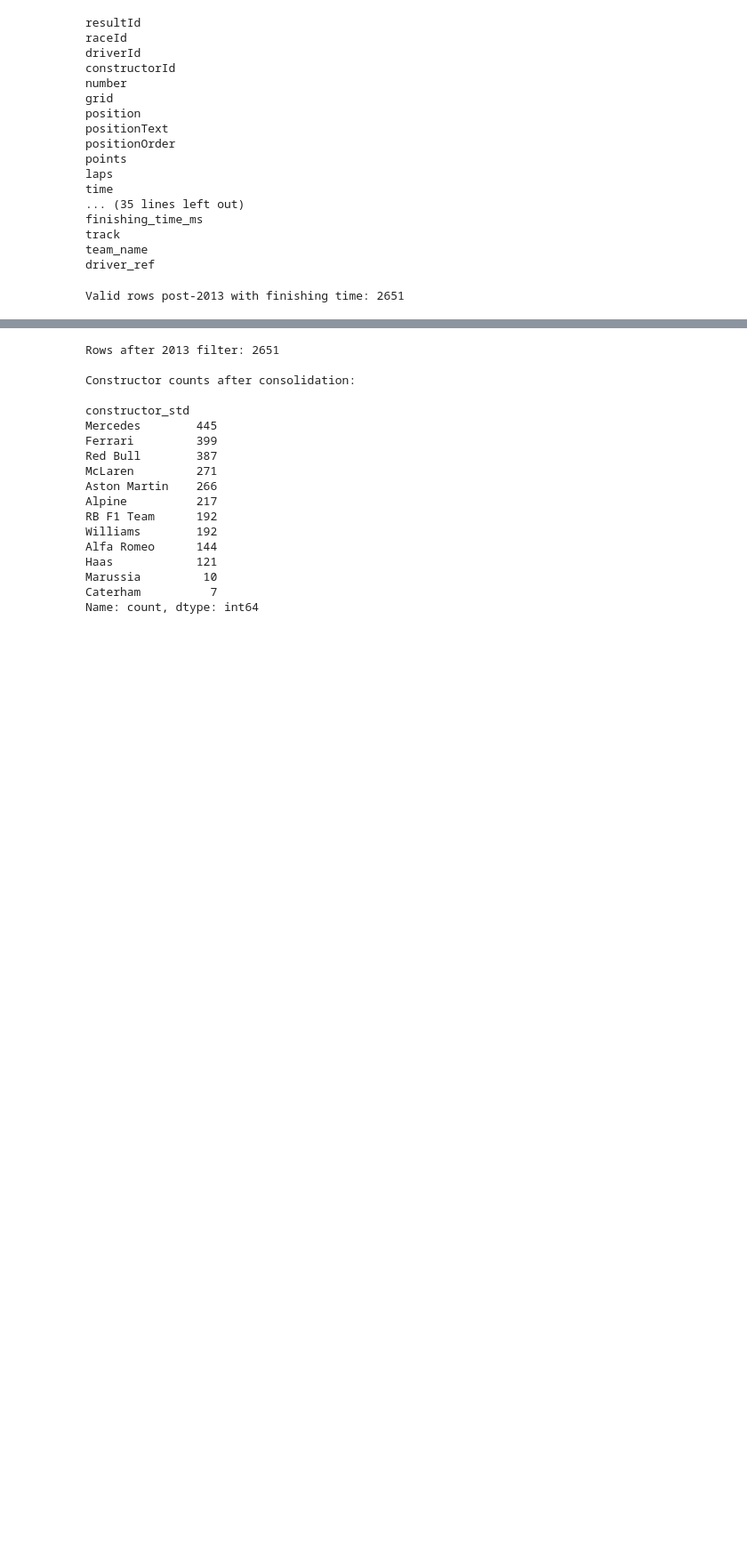
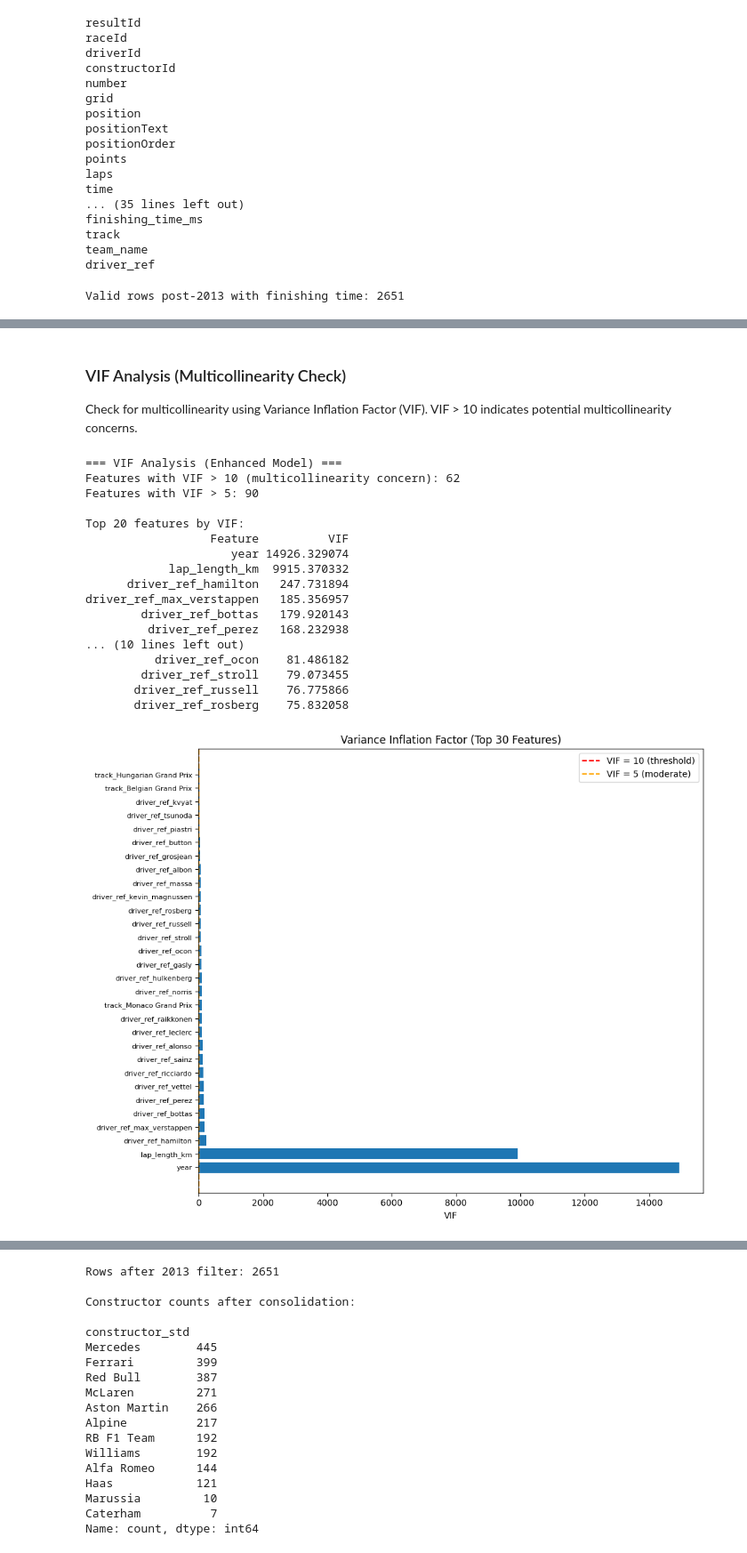
Before and after one commit to Rakshit1899/F1-Finishing-Time-Regression-Project, a Jupyter notebook: notebooks/01_eda.ipynb, the cells around one changed output, grey strips where cells are left out. Shown: that part at 89% size. Cells and saved outputs as stored; diff of their text form; code cells hidden in the pictures; blank space fills up the shorter version.

```diff
--- a/notebooks/01_eda.ipynb
+++ b/notebooks/01_eda.ipynb
@@ -255,3 +261,14 @@ constructor_map = {
     "Haas F1 Team": "Haas",
     "Haas": "Haas",   # just in case
 }
+# %%
+import pandas as pd
+import numpy as np
+
+# Keep only modern hybrid era races
+df_final = df_clean[df_clean['year'] >= 2013].copy()
+
+# Apply constructor standardization mapping
+df_final.loc[:, 'constructor_std'] = (
+    df_final['team_name'].map(constructor_map).fillna(df_final['team_name'])
+)
@@ -257,0 +665,57 @@ constructor_map = {
+# %% [markdown]
+### VIF Analysis (Multicollinearity Check)
+
+Check for multicollinearity using Variance Inflation Factor (VIF). VIF > 10 indicates potential multicollinearity concerns.
+# %%
+from statsmodels.stats.outliers_influence import variance_inflation_factor
+
+# Calculate VIF for the enhanced model
+# Note: VIF requires numeric features only (remove constant)
+X_for_vif = X_clean.iloc[:, 1:]  # Remove constant column
+
+vif_data = pd.DataFrame()
+vif_data["Feature"] = X_for_vif.columns
+vif_data["VIF"] = [variance_inflation_factor(X_for_vif.values, i)
+                   for i in range(X_for_vif.shape[1])]
+
+# Sort by VIF
+vif_data = vif_data.sort_values("VIF", ascending=False)
+
+print("=== VIF Analysis (Enhanced Model) ===")
+print(f"Features with VIF > 10 (multicollinearity concern): {len(vif_data[vif_data['VIF'] > 10])}")
+print(f"Features with VIF > 5: {len(vif_data[vif_data['VIF'] > 5])}")
+print(f"\nTop 20 features by VIF:")
+print(vif_data.head(20).to_string(index=False))
+
+# Plot VIF for top features
+import matplotlib.pyplot as plt
+plt.figure(figsize=(10, 8))
+top_vif = vif_data.head(30)
+plt.barh(range(len(top_vif)), top_vif['VIF'])
+plt.yticks(range(len(top_vif)), top_vif['Feature'], fontsize=8)
+plt.xlabel('VIF')
+plt.title('Variance Inflation Factor (Top 30 Features)')
+plt.axvline(x=10, color='r', linestyle='--', label='VIF = 10 (threshold)')
+plt.axvline(x=5, color='orange', linestyle='--', label='VIF = 5 (moderate)')
+plt.legend()
+plt.tight_layout()
+plt.show()
+# %% [output]
+=== VIF Analysis (Enhanced Model) ===
+Features with VIF > 10 (multicollinearity concern): 62
+Features with VIF > 5: 90
+
+Top 20 features by VIF:
+                  Feature          VIF
+                     year 14926.329074
+            lap_length_km  9915.370332
+      driver_ref_hamilton   247.731894
+driver_ref_max_verstappen   185.356957
+        driver_ref_bottas   179.920143
+         driver_ref_perez   168.232938
+... (10 lines left out)
+          driver_ref_ocon    81.486182
+        driver_ref_stroll    79.073455
+       driver_ref_russell    76.775866
+       driver_ref_rosberg    75.832058
+[figure, added]
```
Also changed, not shown: parts of 44 cells of this notebook.
